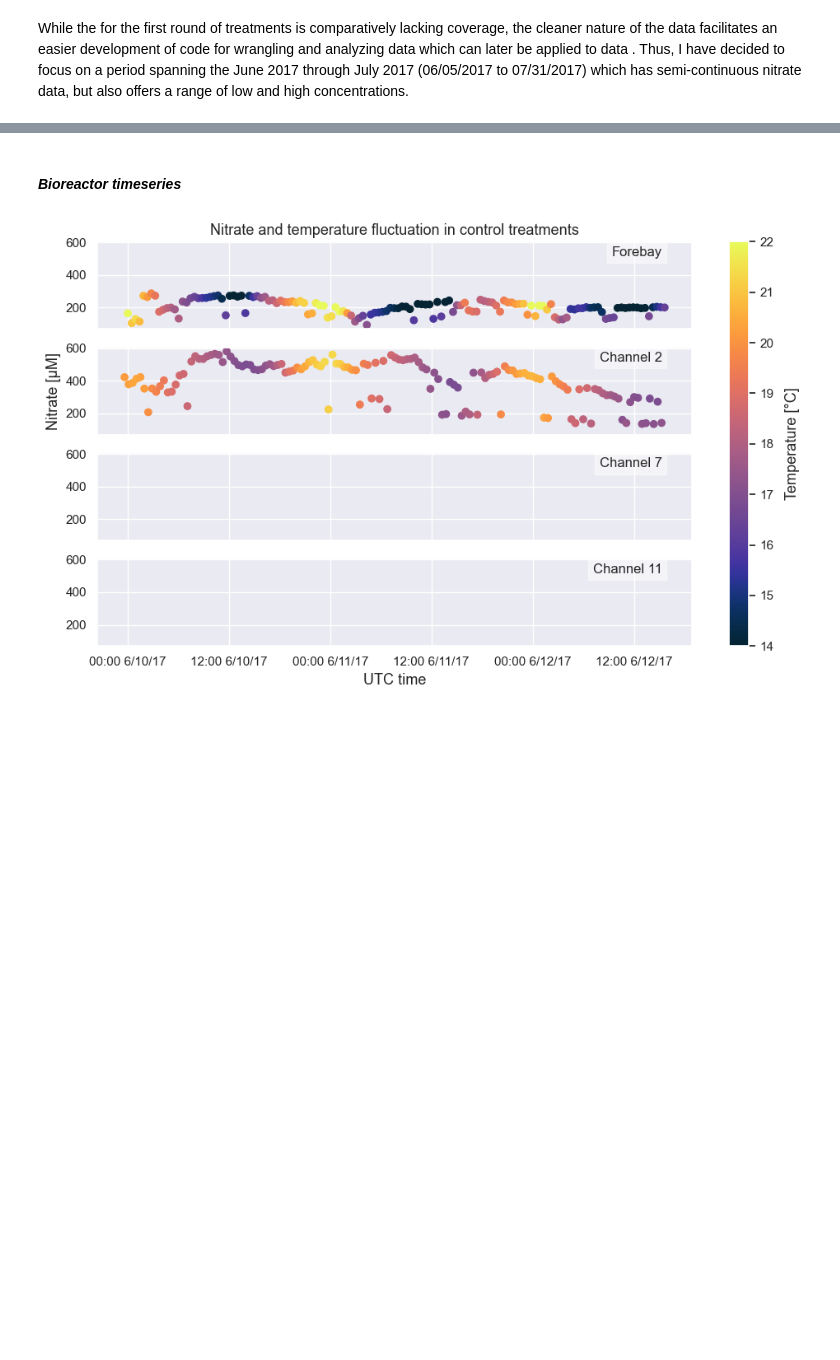
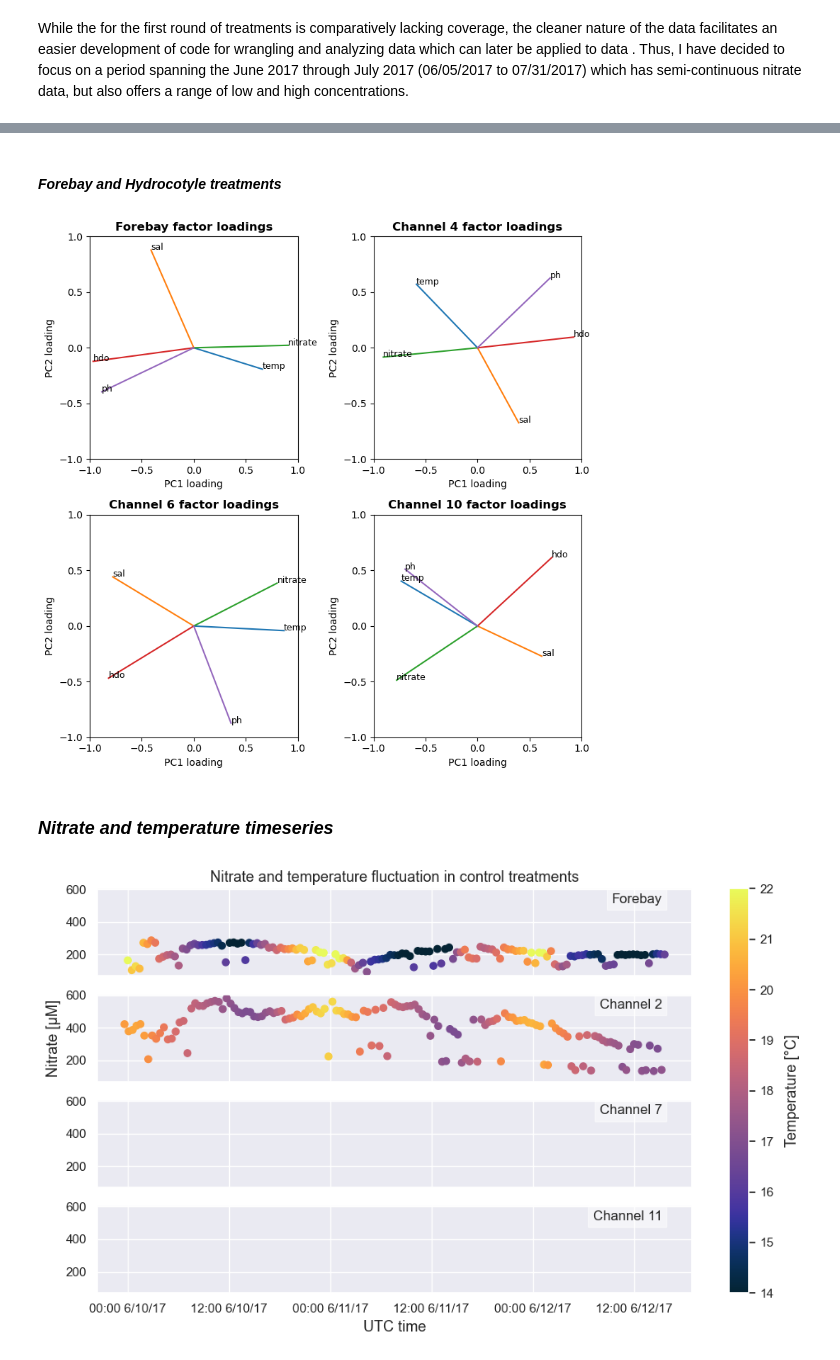
Before and after one commit to kmduncan1/MS263_BioreactorProject, a Jupyter notebook: ProjectNotebook.ipynb, the cells around one changed output, grey strips where cells are left out. Saved outputs shown, nothing was run; the diff lists cells and outputs as text; code cells hidden in the pictures; blank space fills up the shorter version.

```diff
--- a/ProjectNotebook.ipynb
+++ b/ProjectNotebook.ipynb
@@ -246,5 +367,66 @@ plt.tight_layout() #Cleanup subplots
+# %% [markdown]
+#### *Forebay and Hydrocotyle treatments*
+# %%
+#Initialize figure with 4 subplots
+figs, axs = plt.subplots(nrows=2, ncols=2, figsize=[8, 8])
+
+#Setup forebay factor loading subplot
+axs[0, 0].set_xlim([-1, 1])
+axs[0, 0].set_ylim([-1, 1])
+axs[0, 0].set_xlabel('PC1 loading', fontsize=10)
+axs[0, 0].set_ylabel('PC2 loading', fontsize=10)
+axs[0, 0].set_title('Forebay factor loadings', fontweight='bold')
+axs[0, 0].set_xticks([-1, -0.5, 0, 0.5, 1])
+axs[0, 0].set_yticks([-1, -0.5, 0, 0.5, 1])
+# Plot factor loadings the forebay
+for i, txt in enumerate(varlist):
+    axs[0, 0].plot([0, fbPCA_FactorMatrix[i, 0]], [0, fbPCA_FactorMatrix[i, 1]], '-')
+    axs[0, 0].text(fbPCA_FactorMatrix[i, 0], fbPCA_FactorMatrix[i, 1], txt, fontsize=9)
+
+#Setup forebay factor loading subplot for channel 4
+axs[0, 1].set_xlim([-1, 1])
+axs[0, 1].set_ylim([-1, 1])
+axs[0, 1].set_xlabel('PC1 loading', fontsize=10)
+axs[0, 1].set_ylabel('PC2 loading', fontsize=10)
+axs[0, 1].set_title('Channel 4 factor loadings', fontweight='bold')
+axs[0, 1].set_xticks([-1, -0.5, 0, 0.5, 1])
+axs[0, 1].set_yticks([-1, -0.5, 0, 0.5, 1])
+#Plot factor loadings the channel 4
+for i, txt in enumerate(varlist):
+    axs[0, 1].plot([0, c4PCA_FactorMatrix[i, 0]], [0, c4PCA_FactorMatrix[i, 1]], '-')
+    axs[0, 1].text(c4PCA_FactorMatrix[i, 0], c4PCA_FactorMatrix[i, 1], txt, fontsize=9)
+
+#Setup forebay factor loading subplot for channel 6
+axs[1, 0].set_xlim([-1, 1])
+axs[1, 0].set_ylim([-1, 1])
+axs[1, 0].set_xlabel('PC1 loading', fontsize=10)
+axs[1, 0].set_ylabel('PC2 loading', fontsize=10)
+axs[1, 0].set_title('Channel 6 factor loadings', fontweight='bold')
+axs[1, 0].set_xticks([-1, -0.5, 0, 0.5, 1])
+axs[1, 0].set_yticks([-1, -0.5, 0, 0.5, 1])
+#Plot factor loadings the channel 6
+for i, txt in enumerate(varlist):
+    axs[1, 0].plot([0, c6PCA_FactorMatrix[i, 0]], [0, c6PCA_FactorMatrix[i, 1]], '-')
+    axs[1, 0].text(c6PCA_FactorMatrix[i, 0], c6PCA_FactorMatrix[i, 1], txt,fontsize=9)
+
+#Setup forebay factor loading subplot for channel 10
+axs[1, 1].set_xlim([-1, 1])
+axs[1, 1].set_ylim([-1, 1])
+axs[1, 1].set_xlabel('PC1 loading', fontsize=10)
+axs[1, 1].set_ylabel('PC2 loading', fontsize=10)
+axs[1, 1].set_title('Channel 10 factor loadings', fontweight='bold')
+axs[1, 1].set_xticks([-1, -0.5, 0, 0.5, 1])
+axs[1, 1].set_yticks([-1, -0.5, 0, 0.5, 1])
+#Plot factor loadings the channel 10
+for i, txt in enumerate(varlist):
+    axs[1, 1].plot([0, c10PCA_FactorMatrix[i, 0]], [0, c10PCA_FactorMatrix[i, 1]], '-')
+    axs[1, 1].text(c10PCA_FactorMatrix[i, 0], c10PCA_FactorMatrix[i, 1], txt, fontsize=9)
+
+plt.tight_layout() #Cleanup subplots
+# %% [output]
+[figure, added]
 # %% [markdown]
-#### *Bioreactor timeseries*
+### *Nitrate and temperature timeseries*
 # %%
 #Control channel temp plots
 sns.set()
```
Also changed, not shown: parts of 13 cells of this notebook.
